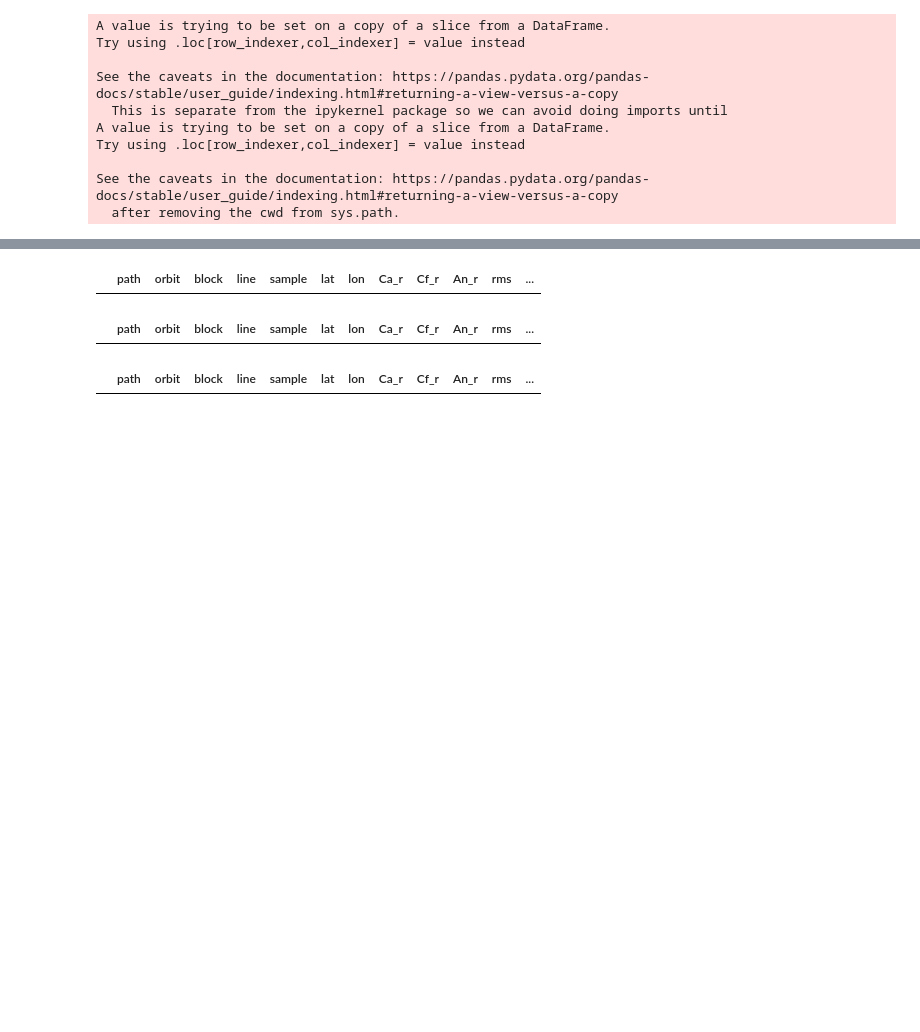
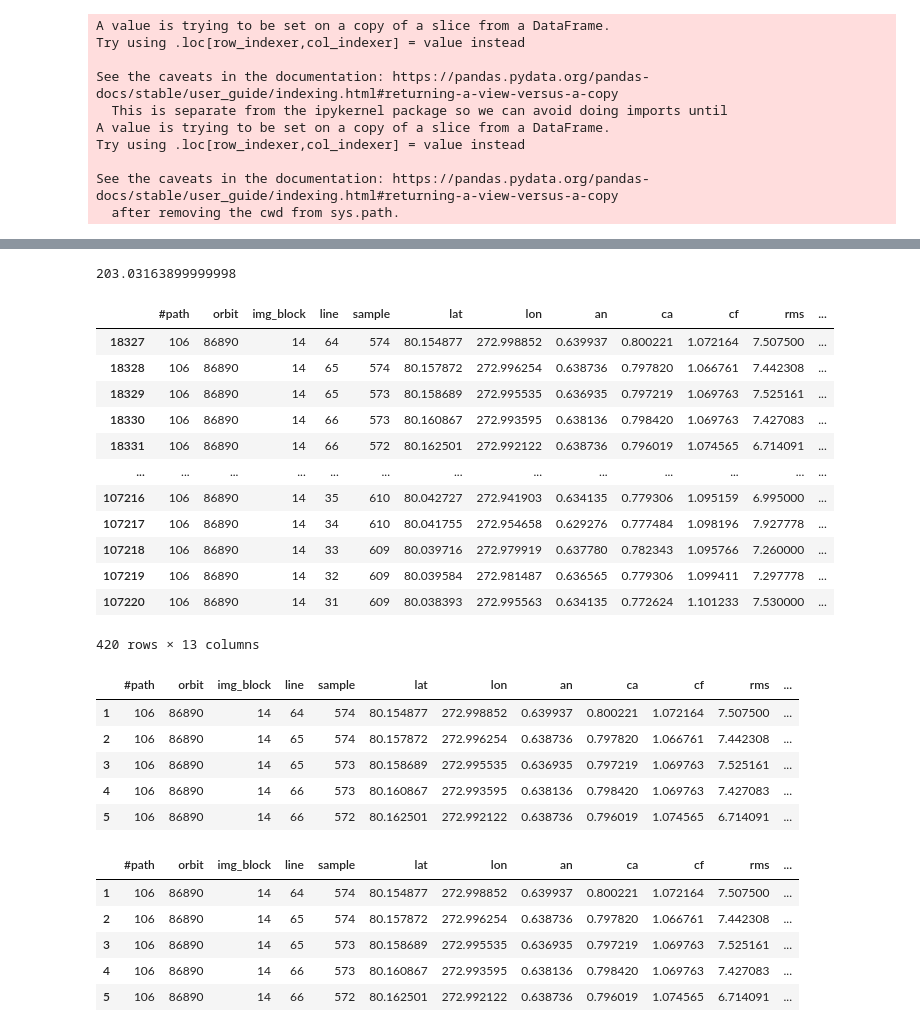
Before and after one commit to misrrepo/MISR-SeaIceRoughness, a Jupyter notebook: post_processing/subset_transect_ATM_paths.ipynb, the cells around one changed output, grey strips where cells are left out. Cells and saved outputs as stored; diff of their text form; code cells hidden in the pictures; blank space fills up the shorter version.

Commit message:
new insample data

```diff
--- a/post_processing/subset_transect_ATM_paths.ipynb
+++ b/post_processing/subset_transect_ATM_paths.ipynb
@@ -16,9 +16,10 @@ sys.version
 # %%
 # load training dataset
 # ds_fp = "/Users/ehsanmos/Documents/RnD/MISR_lab/ML_research/training_dataset/merged_april_2016_9cam3bands.csv"
-home_dir =
-ds_fp = "/home/ehsan/misr_lab/training_dataset/april_2016/april_2016_parts/merged_april_2016_9cam_4bands_final_dataset_2.csv"
-# ds_fp = "/media/ehsan/6T_part1/2016/april_2016/14528_apr2016/project_april_2016_3cam/training_data/MisrAtmCalibratedModel_april_2016_testRun.csv"
+# home_dir =
+
+# ds_fp = "/home/ehsan/misr_lab/training_dataset/april_2016/april_2016_parts/merged_april_2016_9cam_4bands_final_dataset_2.csv"
+ds_fp = "/media/ehsan/6T_part1/2016/april_2016/14528_apr2016/project_april_2016_3cam/training_data/MisrAtmCalibratedModel_april_2016_testRun.csv"
 
 in_ds = pd.read_csv(ds_fp)
 # %%
@@ -35,8 +36,8 @@ in_ds.head(5)
 # Note: you must put each condition within parenthesis
 
 # we use 3 filters to make sure we find every zero row and copy the filterd DF to new one
-in_ds = in_ds.loc[(in_ds['path']!=0) &
-                 (in_ds['orbit'] !=0) &
-                 (in_ds['block'] !=0)]
+in_ds = in_ds.loc[(in_ds['#path']!=0) &
+                 (in_ds[' orbit'] !=0) &
+                 (in_ds[' img_block'] !=0)]
 in_ds.head()
 # %% [output]
@@ -53,7 +54,7 @@ in_ds.shape
 # %%
-ds_3cam = in_ds[["path", "orbit", "block", "line", "sample", "lat", "lon", "Ca_r", "Cf_r", "An_r", "mean_ATM_roughness"]] # add path & block here
+# ds_3cam = in_ds[["path", "orbit", "block", "line", "sample", "lat", "lon", "Ca_r", "Cf_r", "An_r", "mean_ATM_roughness"]] # add path & block here
 
-# ds_3cam = in_ds[["#path", " orbit", " img_block", " line", " sample", " lat", " lon", " an", " ca", " cf", " rms"]] # add path & block here
+ds_3cam = in_ds[["#path", " orbit", " img_block", " line", " sample", " lat", " lon", " an", " ca", " cf", " rms"]] # add path & block here
 # %%
 ds_3cam.rename(columns={"mean_ATM_roughness":"rms"}, inplace=True)
 ds_3cam.columns
@@ -280,9 +274,25 @@ transect_19apr
+# %%
+transect_19apr[' lon'].min()
+# %% [output]
+203.03163899999998
 # %%
 # extract transect by guessing longitudes
-transect_19apr = transect_19apr.loc[(transect_19apr['lon'] > 200.0) & (transect_19apr['lon'] < 230.0)]
+transect_19apr = transect_19apr.loc[(transect_19apr[' lon'] > 272.0) & (transect_19apr[' lon'] < 273.0)]
 transect_19apr
 # %% [output]
-|  | path | orbit | block | line | sample | lat | lon | Ca_r | Cf_r | An_r | rms | ... |
+|  | #path | orbit | img_block | line | sample | lat | lon | an | ca | cf | rms | ... |
+| 18327 | 106 | 86890 | 14 | 64 | 574 | 80.154877 | 272.998852 | 0.639937 | 0.800221 | 1.072164 | 7.507500 | ... |
+| 18328 | 106 | 86890 | 14 | 65 | 574 | 80.157872 | 272.996254 | 0.638736 | 0.797820 | 1.066761 | 7.442308 | ... |
+| 18329 | 106 | 86890 | 14 | 65 | 573 | 80.158689 | 272.995535 | 0.636935 | 0.797219 | 1.069763 | 7.525161 | ... |
+| 18330 | 106 | 86890 | 14 | 66 | 573 | 80.160867 | 272.993595 | 0.638136 | 0.798420 | 1.069763 | 7.427083 | ... |
+| 18331 | 106 | 86890 | 14 | 66 | 572 | 80.162501 | 272.992122 | 0.638736 | 0.796019 | 1.074565 | 6.714091 | ... |
+| ... | ... | ... | ... | ... | ... | ... | ... | ... | ... | ... | ... | ... |
+| 107216 | 106 | 86890 | 14 | 35 | 610 | 80.042727 | 272.941903 | 0.634135 | 0.779306 | 1.095159 | 6.995000 | ... |
+| 107217 | 106 | 86890 | 14 | 34 | 610 | 80.041755 | 272.954658 | 0.629276 | 0.777484 | 1.098196 | 7.927778 | ... |
+| 107218 | 106 | 86890 | 14 | 33 | 609 | 80.039716 | 272.979919 | 0.637780 | 0.782343 | 1.095766 | 7.260000 | ... |
+| 107219 | 106 | 86890 | 14 | 32 | 609 | 80.039584 | 272.981487 | 0.636565 | 0.779306 | 1.099411 | 7.297778 | ... |
+| 107220 | 106 | 86890 | 14 | 31 | 609 | 80.038393 | 272.995563 | 0.634135 | 0.772624 | 1.101233 | 7.530000 | ... |
+420 rows × 13 columns
 # %%
 # create a column as index and set that column as index to plot transect
 
@@ -293,7 +303,12 @@ transect_19apr.head()
 # set that column as index
 # lon_subset.set_index['index']
 # %% [output]
-|  | path | orbit | block | line | sample | lat | lon | Ca_r | Cf_r | An_r | rms | ... |
+|  | #path | orbit | img_block | line | sample | lat | lon | an | ca | cf | rms | ... |
+| 1 | 106 | 86890 | 14 | 64 | 574 | 80.154877 | 272.998852 | 0.639937 | 0.800221 | 1.072164 | 7.507500 | ... |
+| 2 | 106 | 86890 | 14 | 65 | 574 | 80.157872 | 272.996254 | 0.638736 | 0.797820 | 1.066761 | 7.442308 | ... |
+| 3 | 106 | 86890 | 14 | 65 | 573 | 80.158689 | 272.995535 | 0.636935 | 0.797219 | 1.069763 | 7.525161 | ... |
+| 4 | 106 | 86890 | 14 | 66 | 573 | 80.160867 | 272.993595 | 0.638136 | 0.798420 | 1.069763 | 7.427083 | ... |
+| 5 | 106 | 86890 | 14 | 66 | 572 | 80.162501 | 272.992122 | 0.638736 | 0.796019 | 1.074565 | 6.714091 | ... |
 # %%
 # select a smaller subset of transect, like the first 1000 points (or 10)
 
@@ -301,7 +316,12 @@ transect_19apr.head()
 transect_small = transect_19apr
 transect_small.head()
 # %% [output]
-|  | path | orbit | block | line | sample | lat | lon | Ca_r | Cf_r | An_r | rms | ... |
+|  | #path | orbit | img_block | line | sample | lat | lon | an | ca | cf | rms | ... |
+| 1 | 106 | 86890 | 14 | 64 | 574 | 80.154877 | 272.998852 | 0.639937 | 0.800221 | 1.072164 | 7.507500 | ... |
+| 2 | 106 | 86890 | 14 | 65 | 574 | 80.157872 | 272.996254 | 0.638736 | 0.797820 | 1.066761 | 7.442308 | ... |
+| 3 | 106 | 86890 | 14 | 65 | 573 | 80.158689 | 272.995535 | 0.636935 | 0.797219 | 1.069763 | 7.525161 | ... |
+| 4 | 106 | 86890 | 14 | 66 | 573 | 80.160867 | 272.993595 | 0.638136 | 0.798420 | 1.069763 | 7.427083 | ... |
+| 5 | 106 | 86890 | 14 | 66 | 572 | 80.162501 | 272.992122 | 0.638736 | 0.796019 | 1.074565 | 6.714091 | ... |
 # %%
 # needed for plotting
 # xlon270 = transect_small[' lon']
```
Also changed, not shown: parts of 9 cells of this notebook, 2 other files.
